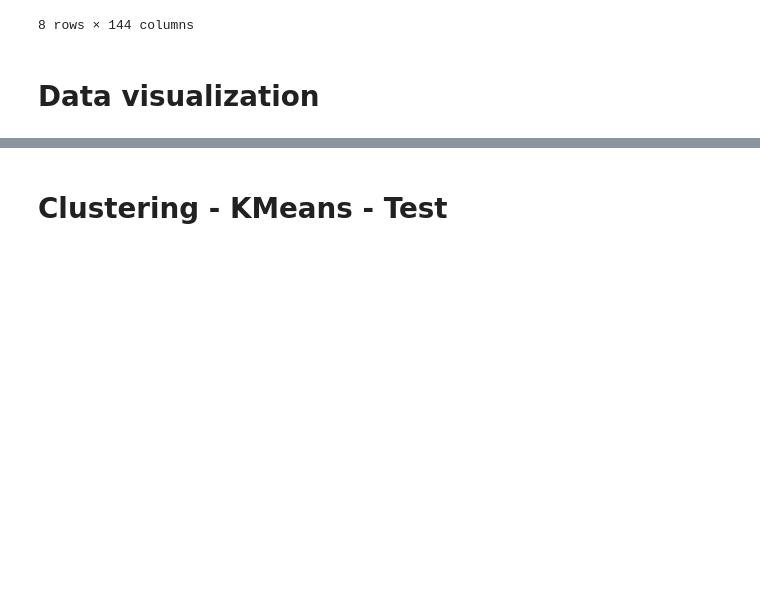
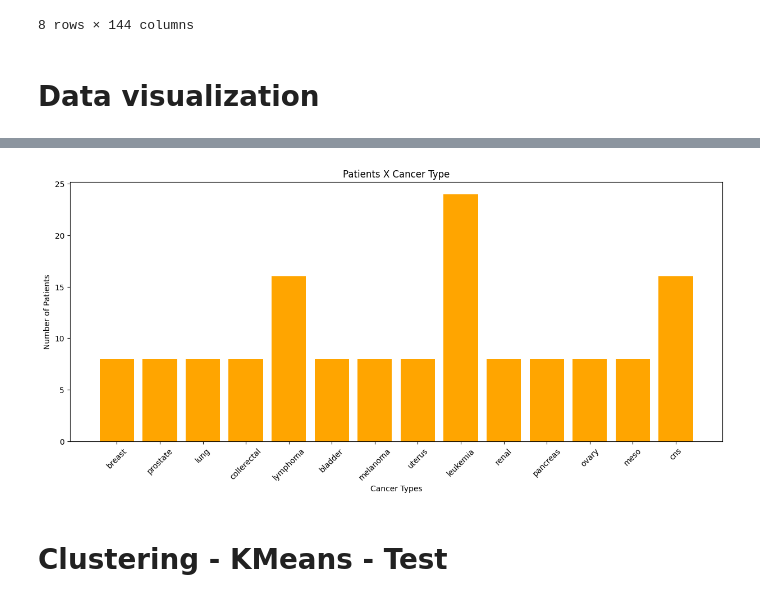
Before and after one commit to matteoForoni/sl-exercise6, a Jupyter notebook: sl-ex5-clustering-foroni.ipynb, the cells around one changed output, grey strips where cells are left out. Drawn from its saved outputs; the diff is of its cells as text; code cells hidden in the pictures; blank space fills up the shorter version.

```diff
--- a/sl-ex5-clustering-foroni.ipynb
+++ b/sl-ex5-clustering-foroni.ipynb
@@ -199,0 +211,3 @@ plt.show()
+# %%
+cancer_categories = cancer_categories_df.values
+cancer_categories
@@ -199,0 +224,2 @@ plt.show()
+# %%
+cancer_counts_bycat = np.unique(cancer_categories,return_counts=True)
@@ -200,3 +245,13 @@ plt.show()
+# %%
+plt.figure(figsize=(15,6))
+plt.title('Patients X Cancer Type')
+plt.bar(cancer_labels, cancer_counts_bycat[1], color='orange')
+plt.xlabel('Cancer Types')
+plt.ylabel('Number of Patients')
+plt.xticks(cancer_labels[::1], rotation=45)
+plt.show()
+# %% [output]
+[figure, added]
 # %% [markdown]
 # Clustering - KMeans - Test
 # %%
```
Also changed, not shown: parts of 37 cells of this notebook.
